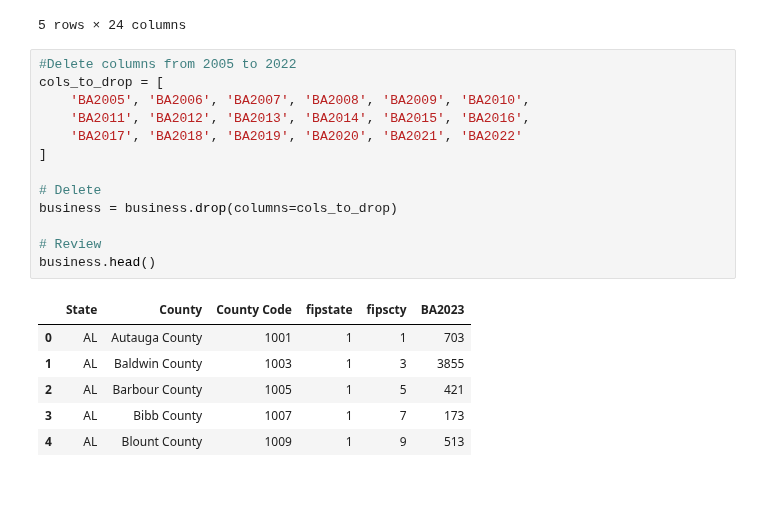
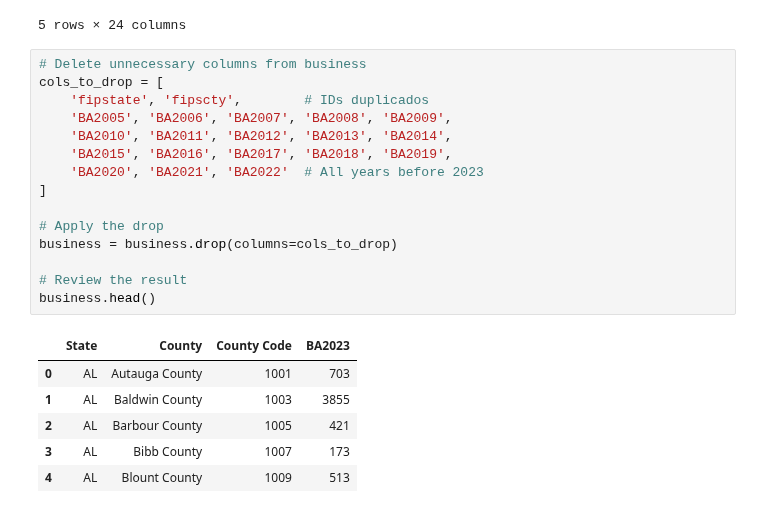
Before and after one commit to shirleyrutgers/DataVis, a Jupyter notebook: database.ipynb, the cells around one changed output. Saved outputs shown, nothing was run; the diff lists cells and outputs as text.

```diff
--- a/database.ipynb
+++ b/database.ipynb
@@ -98,22 +102,24 @@ Warning: Total number of columns (24) exceeds max_columns (20). Falling back to
 | 4 | AL | Blount County | 1009 | 1 | 9 | 315 | 323 | 297 | 306 | 247 | ... |
 5 rows × 24 columns
 # %%
-#Delete columns from 2005 to 2022
+# Delete unnecessary columns from business
 cols_to_drop = [
-    'BA2005', 'BA2006', 'BA2007', 'BA2008', 'BA2009', 'BA2010',
-    'BA2011', 'BA2012', 'BA2013', 'BA2014', 'BA2015', 'BA2016',
-    'BA2017', 'BA2018', 'BA2019', 'BA2020', 'BA2021', 'BA2022'
+    'fipstate', 'fipscty',        # IDs duplicados
+    'BA2005', 'BA2006', 'BA2007', 'BA2008', 'BA2009',
+    'BA2010', 'BA2011', 'BA2012', 'BA2013', 'BA2014',
+    'BA2015', 'BA2016', 'BA2017', 'BA2018', 'BA2019',
+    'BA2020', 'BA2021', 'BA2022'  # All years before 2023
 ]
 
-# Delete
+# Apply the drop
 business = business.drop(columns=cols_to_drop)
 
-# Review
+# Review the result
 business.head()
 # %% [output]
-|  | State | County | County Code | fipstate | fipscty | BA2023 |
-| 0 | AL | Autauga County | 1001 | 1 | 1 | 703 |
-| 1 | AL | Baldwin County | 1003 | 1 | 3 | 3855 |
-| 2 | AL | Barbour County | 1005 | 1 | 5 | 421 |
-| 3 | AL | Bibb County | 1007 | 1 | 7 | 173 |
-| 4 | AL | Blount County | 1009 | 1 | 9 | 513 |
+|  | State | County | County Code | BA2023 |
+| 0 | AL | Autauga County | 1001 | 703 |
+| 1 | AL | Baldwin County | 1003 | 3855 |
+| 2 | AL | Barbour County | 1005 | 421 |
+| 3 | AL | Bibb County | 1007 | 173 |
+| 4 | AL | Blount County | 1009 | 513 |
```
Also changed, not shown: parts of 19 cells of this notebook.
